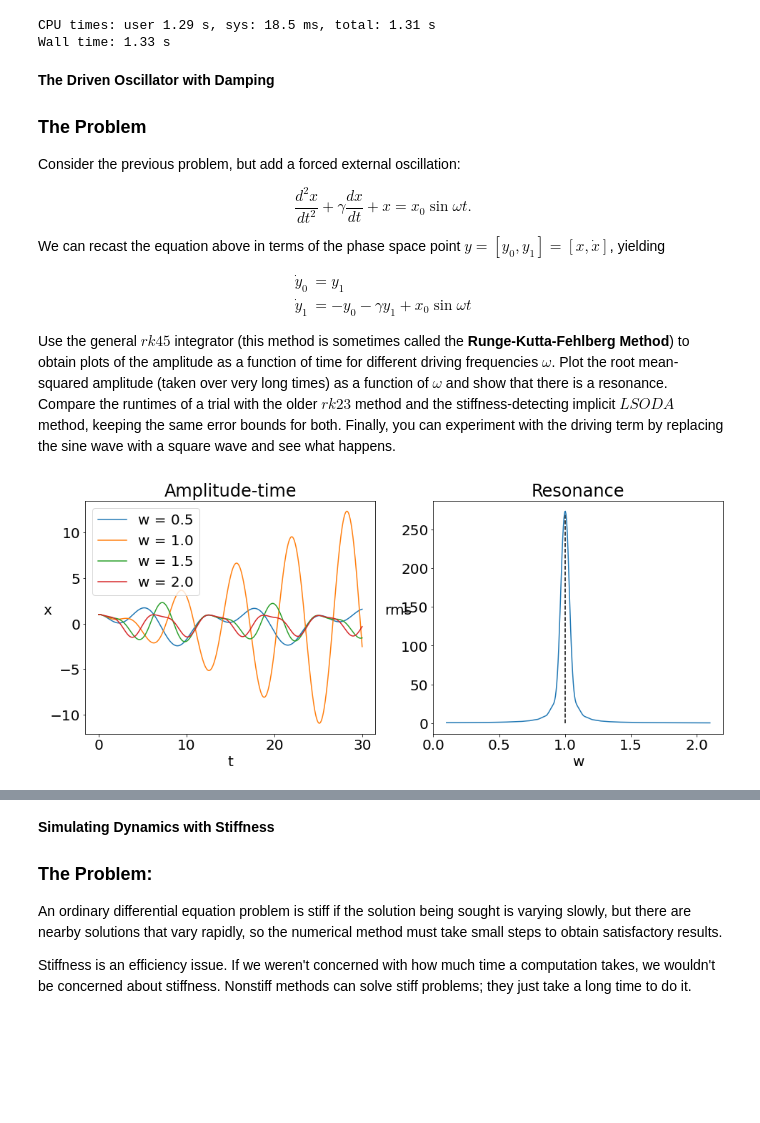
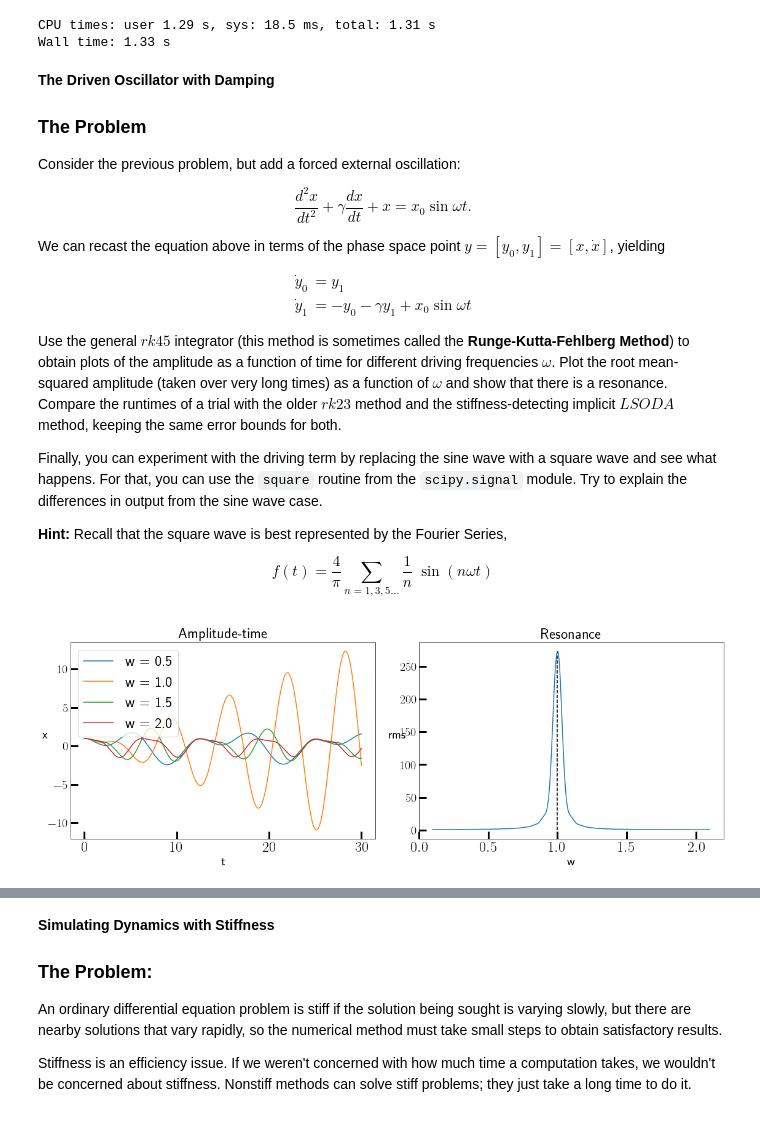
Before and after one commit to hariseldon99/msph402b, a Jupyter notebook: ODE_IVP_Pt1.ipynb, the cells around one changed output, grey strips where cells are left out. Drawn from its saved outputs; the diff is of its cells as text; code cells hidden in the pictures; blank space fills up the shorter version.

Commit message:
mods for general runs

```diff
--- a/ODE_IVP_Pt1.ipynb
+++ b/ODE_IVP_Pt1.ipynb
@@ -122,8 +120,16 @@ We can recast the equation above in terms of the phase space point $y = \left[y_
 \dot{y}_1 &= -y_0 - \gamma y_1 + x_0\sin{\omega t}
 \end{align*}
 
-Use the general $rk45$ integrator (this method is sometimes called the **Runge-Kutta-Fehlberg Method**) to obtain plots of the amplitude as a function of time for different driving frequencies $\omega$. Plot the root mean-squared amplitude (taken over very long times) as a function of $\omega$ and show that there is a resonance. Compare the runtimes of a trial with the older $rk23$ method and the stiffness-detecting implicit $LSODA$ method, keeping the same error bounds for both. Finally, you can experiment with the driving term by replacing the sine wave with a square wave and see what happens.
+Use the general $rk45$ integrator (this method is sometimes called the **Runge-Kutta-Fehlberg Method**) to obtain plots of the amplitude as a function of time for different driving frequencies $\omega$. Plot the root mean-squared amplitude (taken over very long times) as a function of $\omega$ and show that there is a resonance. Compare the runtimes of a trial with the older $rk23$ method and the stiffness-detecting implicit $LSODA$ method, keeping the same error bounds for both.
+
+Finally, you can experiment with the driving term by replacing the sine wave with a square wave and see what happens. For that, you can use the `square` routine from the `scipy.signal` module. Try to explain the differences in output from the sine wave case.
+
+**Hint:** Recall that the square wave is best represented by the Fourier Series,
+\begin{equation*}
+f(t) = \frac{4}{\pi}\sum_{n=1,3,5\dots}\frac{1}{n}\;\sin{\left(n\omega t\right)}
+\end{equation*}
 # %%
+%%time
 import numpy as np
 import matplotlib.pyplot as plt
 plt.rcParams['figure.figsize'] = (16,6)
@@ -134,12 +140,17 @@ x0 = 1
 g = 0.01
 y_init = [1.0, 0.0]
 
+NMAX = 3
+
+def squarewave_partial(wt,nmax):
+    return (4.0/np.pi) * np.sum([(1/(2*n+1)) * np.sin((2*n+1)*wt) for n in range(nmax)])
 
 def func(t, y, g, x0, w):
     y0, y1 = y
     dy0dt = y1
     dy1dt = -y0 - g * y1 + x0 * np.sin(w * t)
     #dy1dt = -y0 - g * y1 + x0 * square(w * t)
+    #dy1dt = -y0 - g * y1 + x0 * squarewave_partial(w * t, NMAX)
     return np.array([dy0dt, dy1dt])
 
 
@@ -150,31 +161,31 @@ plt.ylabel('x', rotation=0)
 omegas = [0.5, 1.0, 1.5, 2.0]
 t_final = 30
 times = np.linspace(0.0, t_final, 1000)
 
 for w in omegas:
     soln = solve_ivp(func, (0, t_final), y_init, t_eval=times, method='RK45',\
                      args=(g,x0, w))
     plt.plot(times, soln.y[0], label=f'w = {w:1.1f}')
 
 plt.legend()
 
 plt.subplot(1,2,2)
 plt.title("Resonance")
 plt.xlabel('w')
 plt.ylabel('rms', rotation=0)
 
 omegas = np.linspace(0.1, 2.1, 400)
 rms = np.zeros_like(omegas)
 
 t_final = 100
 times = np.linspace(0.0, t_final, 4000)
 for i,w in enumerate(omegas):
     soln = solve_ivp(func, (0, t_final), y_init, t_eval=times, method='RK45',\
                      args=(g,x0, w))
     rms[i] = np.average(np.abs(soln.y[0])**2) - np.average(soln.y[0])**2
 
 plt.vlines(1.0, 0.0, np.amax(rms),colors='black', linestyles='dashed')
 plt.plot(omegas, rms)
 plt.show()
 # %% [output]
-[figure, old version]
+[figure, new version]
```
Also changed, not shown: parts of 3 cells of this notebook, 7 other files.
